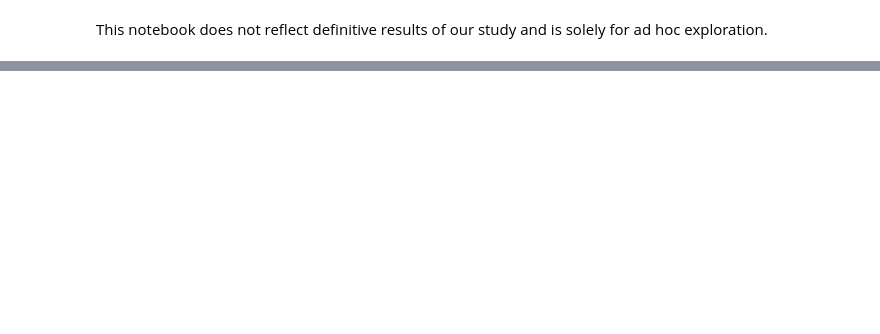
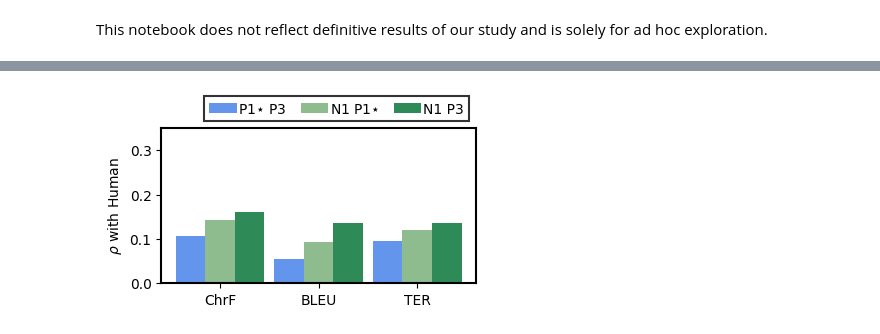
Before and after one commit to ufal/optimal-reference-translations, a Jupyter notebook: src/evaluation/quick_macaj_analysis.ipynb, the cells around one changed output, grey strips where cells are left out. Cells and saved outputs as stored; diff of their text form; code cells hidden in the pictures; blank space fills up the shorter version.

```diff
--- a/src/evaluation/quick_macaj_analysis.ipynb
+++ b/src/evaluation/quick_macaj_analysis.ipynb
@@ -361,0 +308,33 @@ plt.show()
+# %%
+plt.figure(figsize=(4, 2.5))
+XTICKLABELS = ["ChrF", "BLEU", "TER"]
+def plot_corr(source_txt, offset_x, scores_bleu, scores_chrf, scores_ter, scores_human):
+    plt.xticks(range(len(XTICKLABELS)), XTICKLABELS)
+    plt.bar(
+       np.array(range(len(XTICKLABELS)))+offset_x,
+       [
+          corr_nice(scores_human, scores_chrf),
+          corr_nice(scores_human, scores_bleu),
+          corr_nice(scores_human, scores_ter),
+       ],
+       width=0.3,
+       label=source_txt
+    )
+    plt.ylim(None, 0.35)
+    plt.ylabel("$\\rho$ with Human")
+
+plot_corr("P1$\\star$ P3", -0.3, bleu_p1s_p3, chrf_p1s_p3, ter_p1s_p3, human)
+plot_corr("N1 P1$\\star$", +0.0, bleu_n1_p1s, chrf_n1_p1s, ter_n1_p1s, human)
+plot_corr("N1 P3", +0.3, bleu_n1_p3, chrf_n1_p3, ter_n1_p3, human)
+
+plt.legend(
+    ncol=3, fancybox=False, edgecolor="black",
+    handletextpad=0.1, columnspacing=1,
+    bbox_to_anchor=(1, 1.25),
+    loc="upper right"
+).get_frame().set_linewidth(1.5)
+plt.tight_layout()
+plt.savefig("figure_mixed_different.pdf")
+plt.show()
+# %% [output]
+[figure, added]
```
Also changed, not shown: parts of 15 cells of this notebook, 1 other file.
